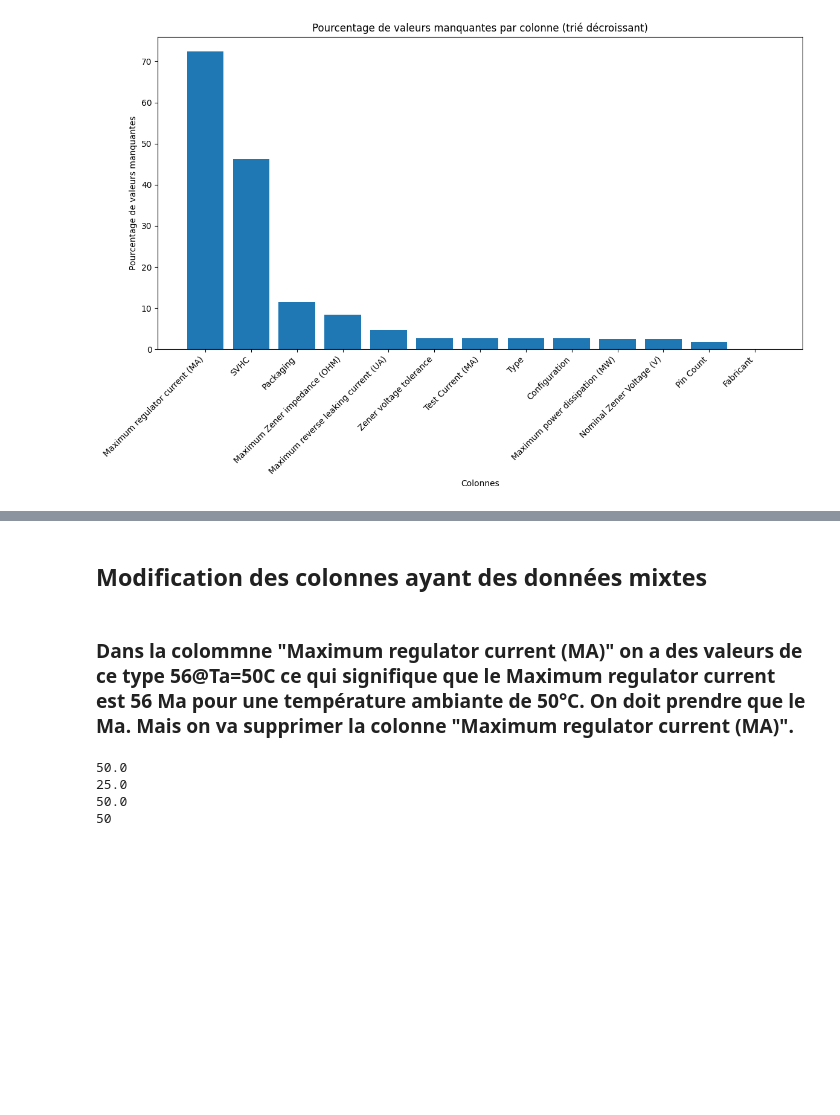
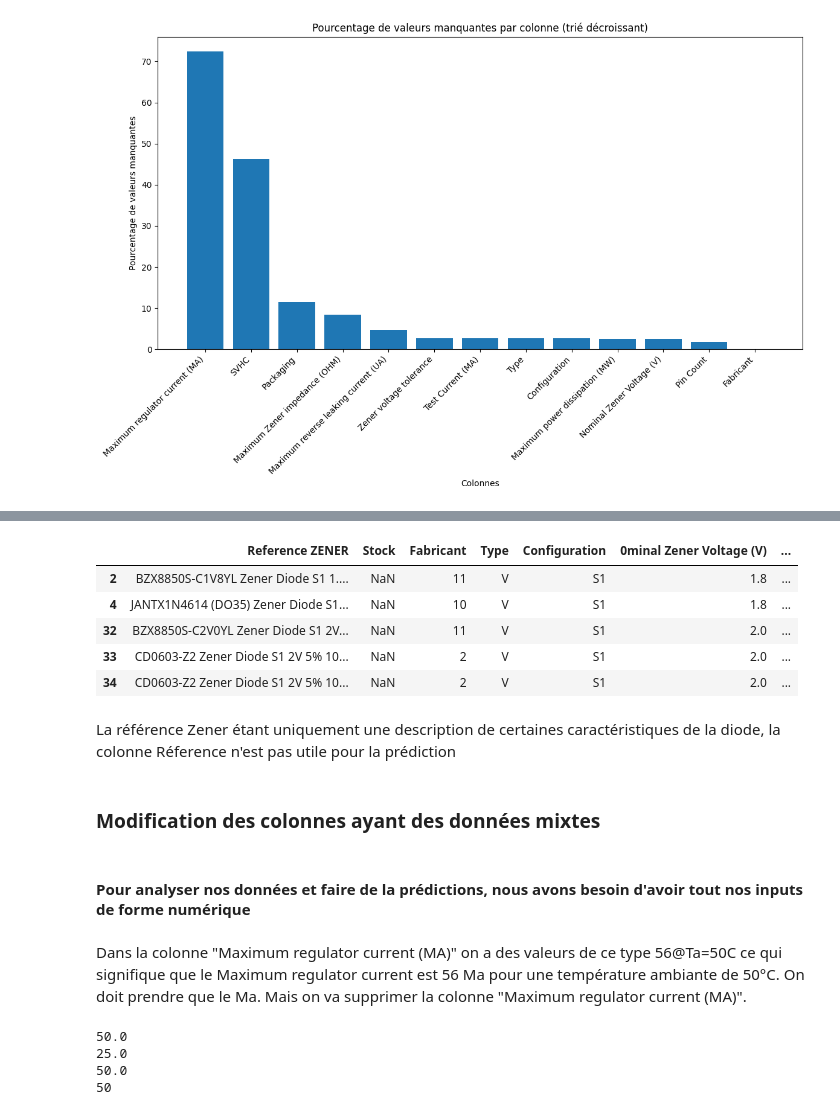
Before and after one commit to coupsim/PSYN_SC_AL, a Jupyter notebook: PSYN.ipynb, the cells around one changed output, grey strips where cells are left out. Drawn from its saved outputs; the diff is of its cells as text; code cells hidden in the pictures; blank space fills up the shorter version.

```diff
--- a/PSYN.ipynb
+++ b/PSYN.ipynb
@@ -184,0 +211,11 @@ df_train
+# %%
+df_train.head() # Affichage des premières lignes du jeu de données d'entraînement
+# %% [output]
+|  | Reference ZENER | Stock | Fabricant | Type | Configuration | 0minal Zener Voltage (V) | ... |
+| 2 | BZX8850S-C1V8YL Zener Diode S1 1.... | NaN | 11 | V | S1 | 1.8 | ... |
+| 4 | JANTX1N4614 (DO35) Zener Diode S1... | NaN | 10 | V | S1 | 1.8 | ... |
+| 32 | BZX8850S-C2V0YL Zener Diode S1 2V... | NaN | 11 | V | S1 | 2.0 | ... |
+| 33 | CD0603-Z2 Zener Diode S1 2V 5% 10... | NaN | 2 | V | S1 | 2.0 | ... |
+| 34 | CD0603-Z2 Zener Diode S1 2V 5% 10... | NaN | 2 | V | S1 | 2.0 | ... |
+# %% [markdown]
+La référence Zener étant uniquement une description de certaines caractéristiques de la diode, la colonne Réference n'est pas utile pour la prédiction
@@ -185,4 +224,6 @@ df_train
 # %% [markdown]
-## Modification des colonnes ayant des données mixtes
+### Modification des colonnes ayant des données mixtes
+# %% [markdown]
+#### Pour analyser nos données et faire de la prédictions, nous avons besoin d'avoir tout nos inputs de forme numérique
 # %% [markdown]
-### Dans la colommne "Maximum regulator current (MA)" on a des valeurs de ce type 56@Ta=50C ce qui signifique que le Maximum regulator current est 56 Ma pour une température ambiante de  50°C. On doit prendre que le Ma. Mais on va supprimer la colonne "Maximum regulator current (MA)".
+Dans la colonne "Maximum regulator current (MA)" on a des valeurs de ce type 56@Ta=50C ce qui signifique que le Maximum regulator current est 56 Ma pour une température ambiante de  50°C. On doit prendre que le Ma. Mais on va supprimer la colonne "Maximum regulator current (MA)".
```
Also changed, not shown: parts of 43 cells of this notebook.
